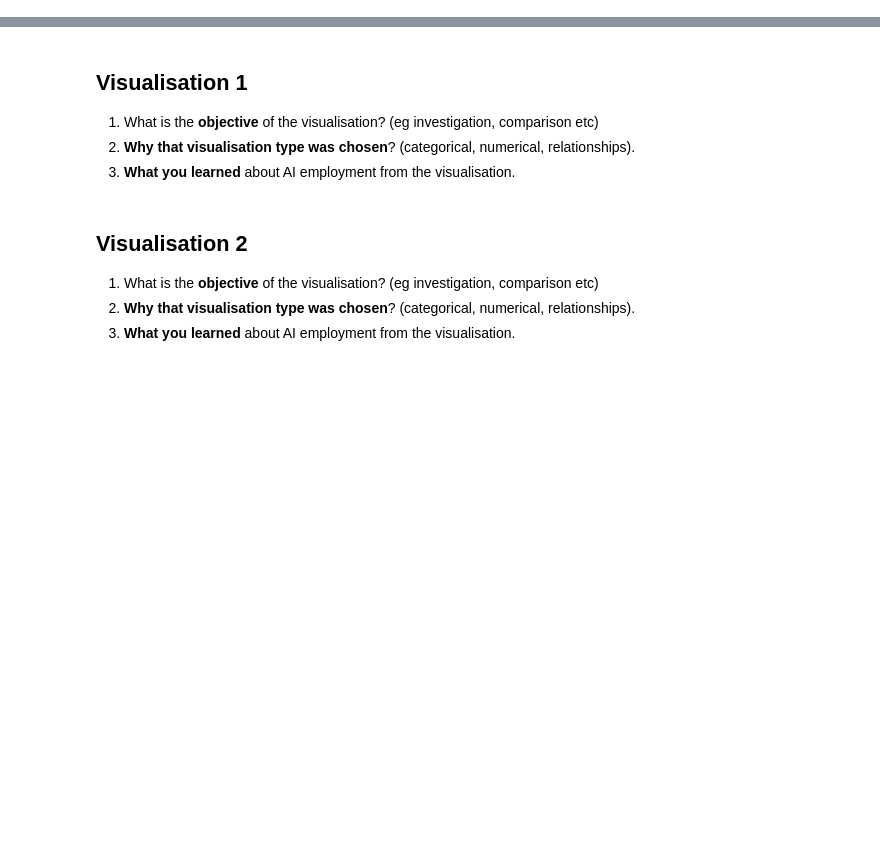
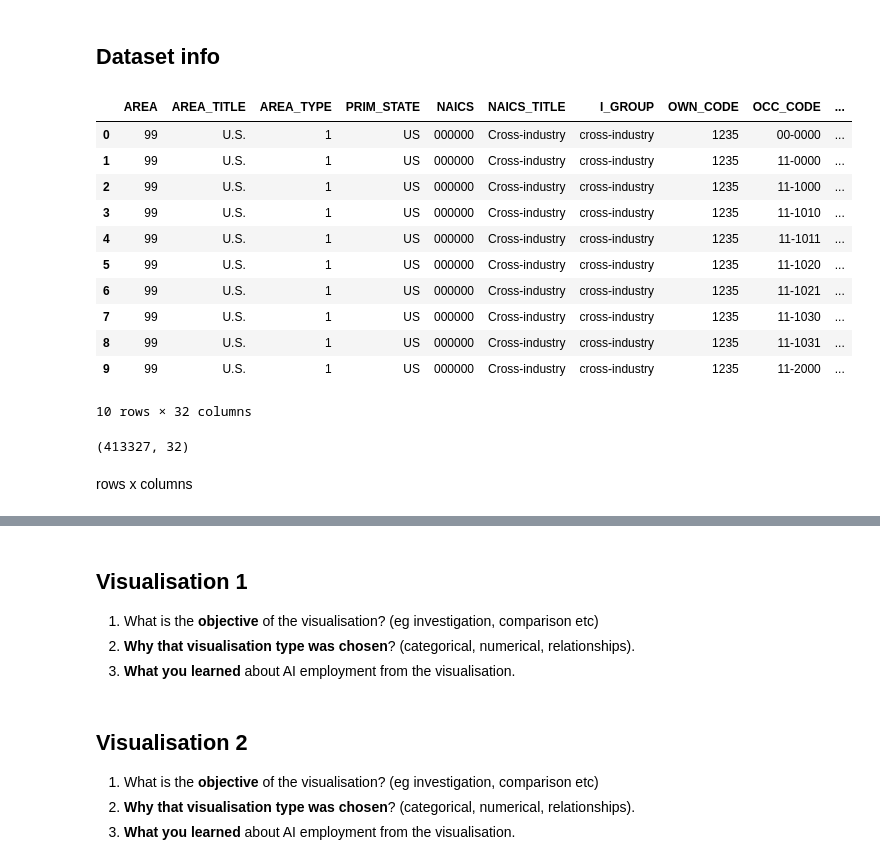
Before and after one commit to BarbSouza/data-visualisation, a Jupyter notebook: data-visualisation.ipynb, the cells around one changed output, grey strips where cells are left out. Drawn from its saved outputs; the diff is of its cells as text; code cells hidden in the pictures; blank space fills up the shorter version.

Commit message:
Getting the Field Description and Dataset info

```diff
--- a/data-visualisation.ipynb
+++ b/data-visualisation.ipynb
@@ -6,5 +11,6 @@
 import seaborn as sns
 import matplotlib.pyplot as plt
 import pandas as pd
+import numpy as np
 
-df =  pd.read_excel("all_data_M_2023.xlsx")
+dataset =  pd.read_excel("all_data_M_2023.xlsx")
@@ -11,5 +41,24 @@ df =  pd.read_excel("all_data_M_2023.xlsx")
+# %% [markdown]
+## Dataset info
 # %%
-df.head(10)
+dataset.head(10)
+# %% [output]
+|  | AREA | AREA_TITLE | AREA_TYPE | PRIM_STATE | NAICS | NAICS_TITLE | I_GROUP | OWN_CODE | OCC_CODE | ... |
+| 0 | 99 | U.S. | 1 | US | 000000 | Cross-industry | cross-industry | 1235 | 00-0000 | ... |
+| 1 | 99 | U.S. | 1 | US | 000000 | Cross-industry | cross-industry | 1235 | 11-0000 | ... |
+| 2 | 99 | U.S. | 1 | US | 000000 | Cross-industry | cross-industry | 1235 | 11-1000 | ... |
+| 3 | 99 | U.S. | 1 | US | 000000 | Cross-industry | cross-industry | 1235 | 11-1010 | ... |
+| 4 | 99 | U.S. | 1 | US | 000000 | Cross-industry | cross-industry | 1235 | 11-1011 | ... |
+| 5 | 99 | U.S. | 1 | US | 000000 | Cross-industry | cross-industry | 1235 | 11-1020 | ... |
+| 6 | 99 | U.S. | 1 | US | 000000 | Cross-industry | cross-industry | 1235 | 11-1021 | ... |
+| 7 | 99 | U.S. | 1 | US | 000000 | Cross-industry | cross-industry | 1235 | 11-1030 | ... |
+| 8 | 99 | U.S. | 1 | US | 000000 | Cross-industry | cross-industry | 1235 | 11-1031 | ... |
+| 9 | 99 | U.S. | 1 | US | 000000 | Cross-industry | cross-industry | 1235 | 11-2000 | ... |
+10 rows × 32 columns
 # %%
-df.shape
+dataset.shape
+# %% [output]
+(413327, 32)
+# %% [markdown]
+rows x columns
 # %%
```
Also changed, not shown: parts of 17 cells of this notebook.
